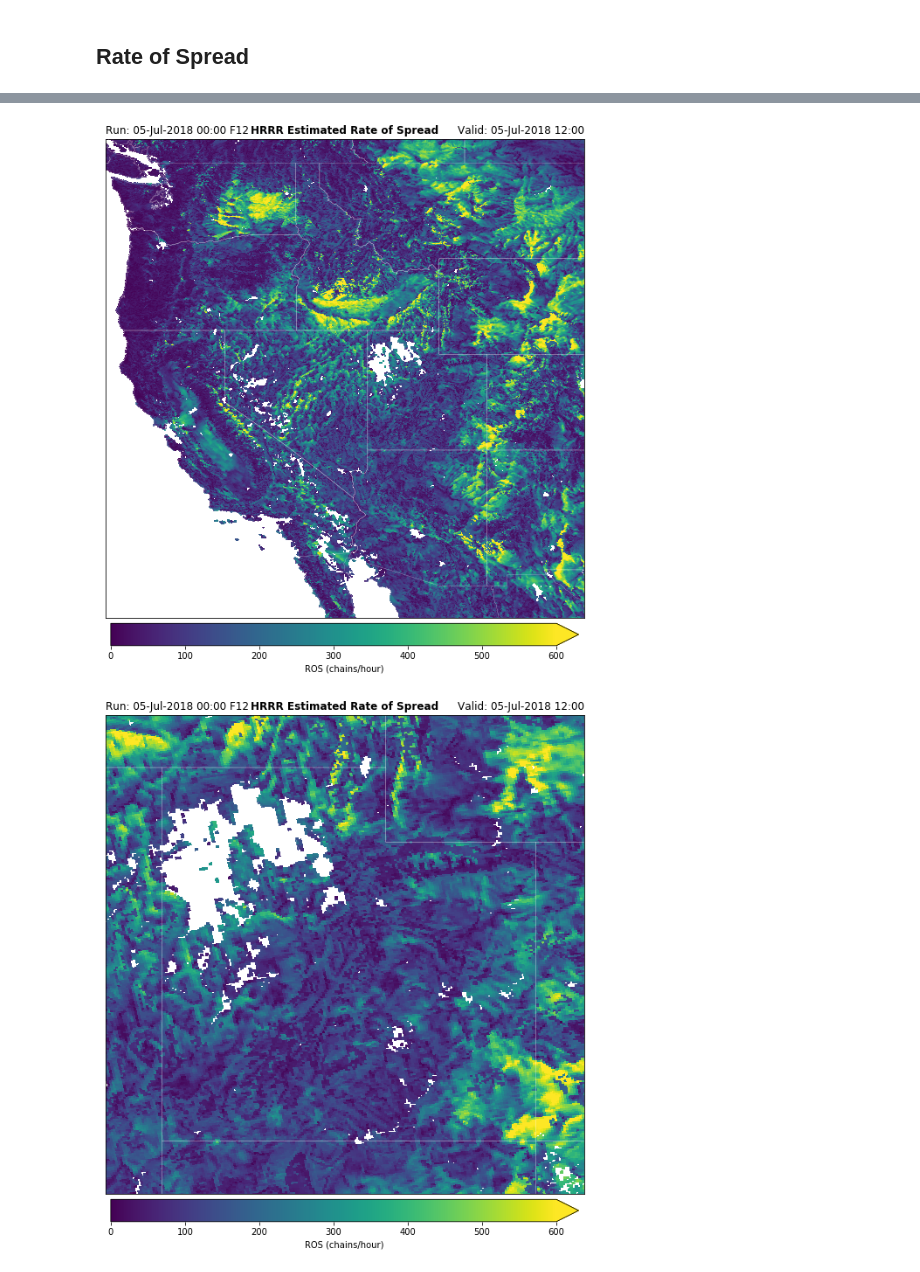
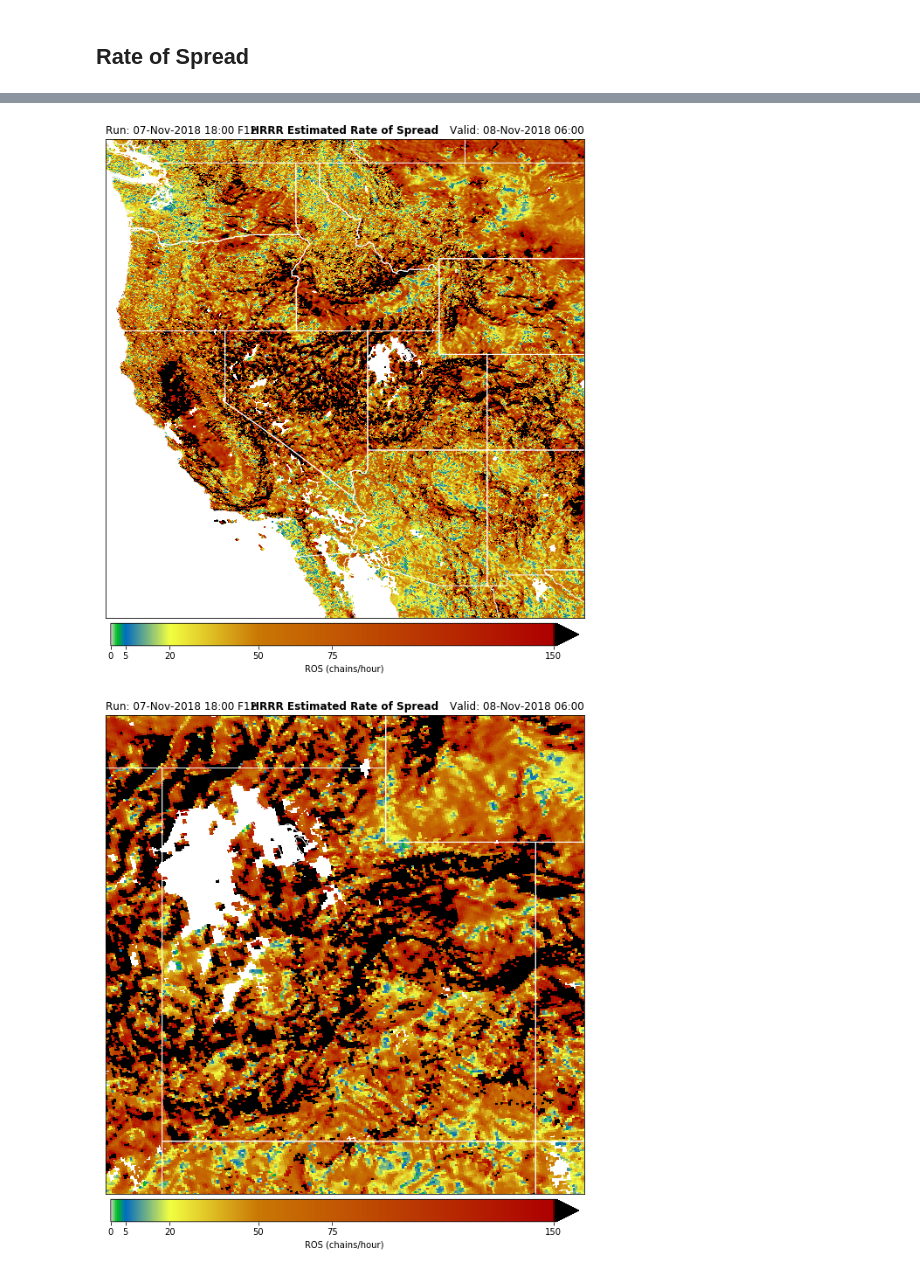
Before and after one commit to blaylockbk/pyBKB_v3, a Jupyter notebook: Robert_Zeil/FLAME_equation.ipynb, the cells around one changed output, grey strips where cells are left out. Drawn from its saved outputs; the diff is of its cells as text; code cells hidden in the pictures.

```diff
--- a/Robert_Zeil/FLAME_equation.ipynb
+++ b/Robert_Zeil/FLAME_equation.ipynb
@@ -145,9 +157,17 @@ landuse.keys()
 # %% [output]
 dict_keys(['cmap', 'labels', 'vmin', 'vmax', 'index'])
 # %%
-validDATE = datetime(2018,7,5,12)
+#validDATE = datetime(2018, 7, 5, 12) # Colorado Champain Fire -- convection
+validDATE = datetime(2018, 11, 8, 6) # California Camp Fire -- Wind
+
 fxx = 12
+
 # HRRR Landuse
 H_lu = get_hrrr_variable(validDATE, variable='VGTYP:surface', fxx=fxx, verbose=False)
 # Wind Gusts
-H = get_hrrr_variable(validDATE-timedelta(hours=fxx), variable='GUST:surface', fxx=fxx, verbose=False)
+H = get_hrrr_variable(validDATE-timedelta(hours=fxx), variable='UVGRD:10 m', fxx=fxx, verbose=False)
+
+if H_lu['valid'] >= datetime(2018,7,12,12):
+    version = 'v3'
+else:
+    version = 'v2'
@@ -210,13 +234,15 @@ plot_HRRR_landuse(mU, 'UTAH')
 ## Estimated Fuel Types
 Effective wind speed adjustment to land use
 # %%
+# Category, Fuel,
+
 fuel_type = [(1, 'CROWN'),
              (2, 'CROWN'),
              (3, 'LITTER'),
              (4, 'LITTER'),
              (5, 'CROWN'),
              (6, 'CROWN'),
-             (7, 'GRASS'),
+             (7, 'CROWN'),
              (8, 'GRASS'),
              (9, 'GRASS'),
              (10, 'GRASS'),
@@ -236,22 +262,23 @@ fuel_type = [(1, 'CROWN'),
 from matplotlib import colors as c
 cm_fuel, norm = c.from_levels_and_colors([0, .25, .75, 1, 1.25], ['dodgerblue', 'orange', '#3beb6d', '#ff4d4d'])
 
+# Adjust winds based on land use fuel type
 ews_adjust = np.zeros_like(H_lu['value'])
 ews_adjusted = np.zeros_like(H_lu['value'])
 
 for lu_idx, fuel in fuel_type:
     if fuel == 'CROWN':
         ews_adjust[H_lu['value']==lu_idx] = 1
-        ews_adjusted[H_lu['value']==lu_idx] = H['value'][H_lu['value']==lu_idx]*1
+        ews_adjusted[H_lu['value']==lu_idx] = H['SPEED'][H_lu['value']==lu_idx]*1
     elif fuel == 'GRASS':
         ews_adjust[H_lu['value']==lu_idx] = .75
-        ews_adjusted[H_lu['value']==lu_idx] = H['value'][H_lu['value']==lu_idx]*.75
+        ews_adjusted[H_lu['value']==lu_idx] = H['SPEED'][H_lu['value']==lu_idx]*.75
     elif fuel == 'LITTER':
         ews_adjust[H_lu['value']==lu_idx] = .25
-        ews_adjusted[H_lu['value']==lu_idx] = H['value'][H_lu['value']==lu_idx]*.25
+        ews_adjusted[H_lu['value']==lu_idx] = H['SPEED'][H_lu['value']==lu_idx]*.25
     elif fuel == 'BARRIER':
         ews_adjust[H_lu['value']==lu_idx] = 0
-        ews_adjusted[H_lu['value']==lu_idx] = H['value'][H_lu['value']==lu_idx]*0
+        ews_adjusted[H_lu['value']==lu_idx] = H['SPEED'][H_lu['value']==lu_idx]*0
 
 def plot_HRRR_fuel(m, domain='CONUS'):
     plt.figure(figsize=[10,10])
@@ -267,9 +294,9 @@ def plot_HRRR_fuel(m, domain='CONUS'):
                        )
     cbar.ax.set_xticklabels(['Barrier\n0', 'Litter\n0.25', 'Grass\n0.75', 'Crown\n1'], fontsize=15)
 
-    plt.title('HRRR Fuel Type and EWS Adjustment', fontsize=18)
+    plt.title('HRRR%s Fuel Type and EWS Adjustment' % version, fontsize=18)
 
-    plt.savefig(SAVEDIR+'HRRR_%s_fuel_type' % domain)
+    plt.savefig(SAVEDIR+'HRRR%s_%s_fuel_type' % (version, domain))
 
 plot_HRRR_fuel(m, 'CONUS')
 plot_HRRR_fuel(mW, 'WEST')
@@ -312,18 +348,22 @@ plt.savefig(SAVEDIR+'HRRR_GustAdjustment_%s_f%02d' % (H['anlys'].strftime('%Y%m%
 # %%
 ews = np.zeros_like(H_lu['value'])
 for (lu_idx, fuel) in fuel_type:
-    ews[H_lu['value']==lu_idx] = ROS(H['value'][H_lu['value']==lu_idx], fuel)
+    ews[H_lu['value']==lu_idx] = ROS(H['SPEED'][H_lu['value']==lu_idx], fuel)
 
 masked = np.ma.masked_array(ews, mask=ews==0)
 
 def plot_ROS(m, domain='CONUS'):
     plt.figure(figsize=[12,12])
-    m.pcolormesh(H['lon'], H['lat'], masked, latlon=True, vmax=600, vmin=0)
-    m.drawcoastlines(linewidth=.2, color='w')
-    m.drawstates(linewidth=.2, color='w')
-    m.drawcountries(linewidth=.2, color='w')
+    m.pcolormesh(H['lon'], H['lat'], masked,
+                 vmin=0, vmax=151, cmap=cm_ros()['cmap'],
+                 latlon=True)
+    m.drawcoastlines(linewidth=1, color='w')
+    m.drawstates(linewidth=1, color='w')
+    m.drawcountries(linewidth=1, color='w')
 
-    plt.colorbar(orientation='horizontal', pad=0.01, shrink=.8, label='ROS (chains/hour)', extend='max')
+    plt.colorbar(orientation='horizontal',
+                 ticks=[0, 5, 20, 50, 75, 150],
+                 pad=0.01, shrink=.8, label='ROS (chains/hour)', extend='max')
 
     plt.title('HRRR Estimated Rate of Spread', fontweight='semibold')
     plt.title('Run: %s F%02d' % (H['anlys'].strftime('%d-%b-%Y %H:%M'),H['fxx']), loc='left')
@@ -356,2 +396,2 @@ ROS units in chains per hour
-[figure, old version]
+[figure, new version]
-[figure, old version]
+[figure, new version]
```
Also changed, not shown: parts of 18 cells of this notebook, 2 other files.
